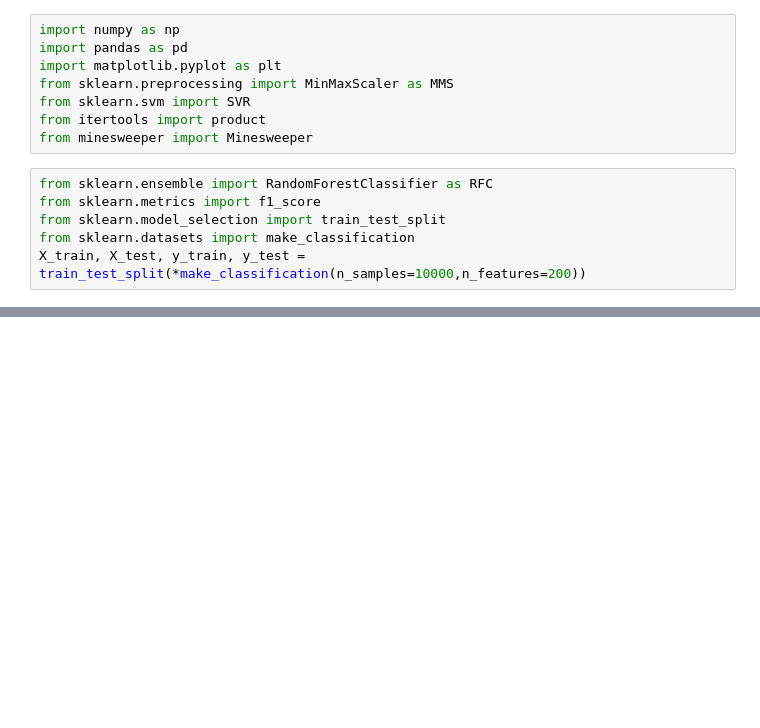
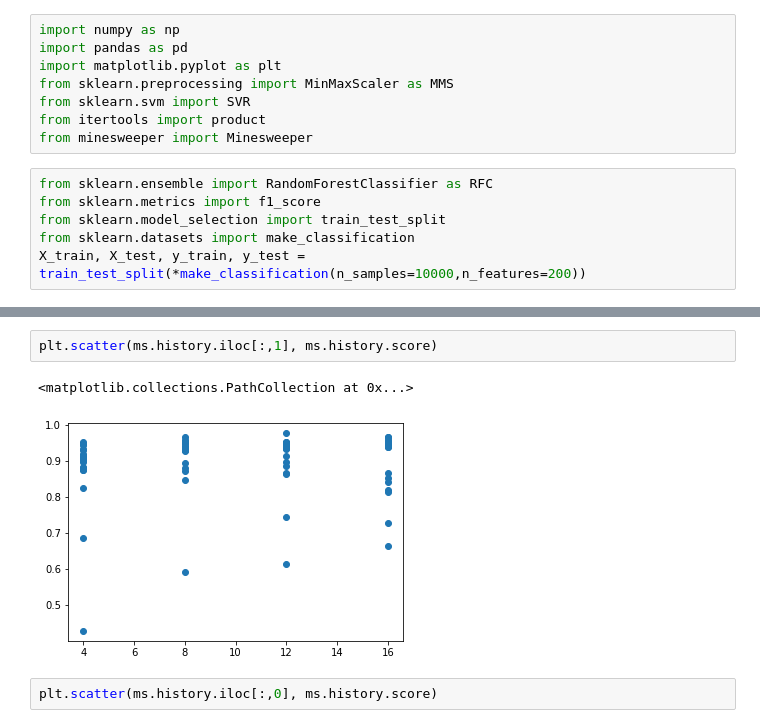
Before and after one commit to ljbelenky/minesweeper_tuning, a Jupyter notebook: higher dimensions.ipynb, the cells around one changed output, grey strips where cells are left out. Drawn from its saved outputs; the diff is of its cells as text; blank space fills up the shorter version.

```diff
--- a/higher dimensions.ipynb
+++ b/higher dimensions.ipynb
@@ -71,0 +112,7 @@ ms.df
+# %%
+plt.scatter(ms.history.iloc[:,1], ms.history.score)
+# %% [output]
+<matplotlib.collections.PathCollection at 0x...>
+[figure, added]
+# %%
+plt.scatter(ms.history.iloc[:,0], ms.history.score)
```
Also changed, not shown: parts of 14 cells of this notebook, 1 other file.
